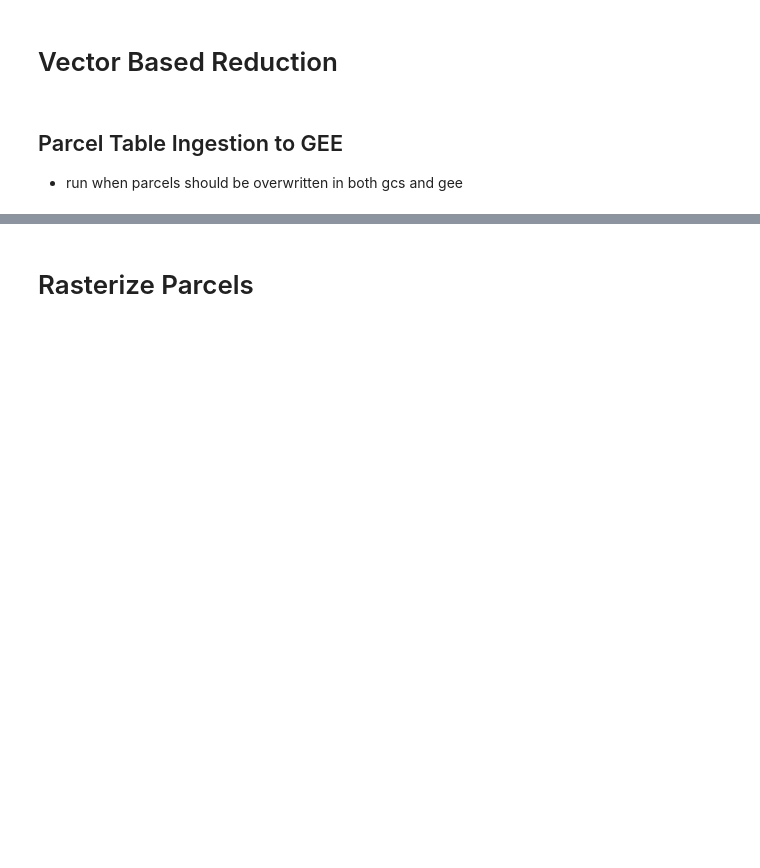
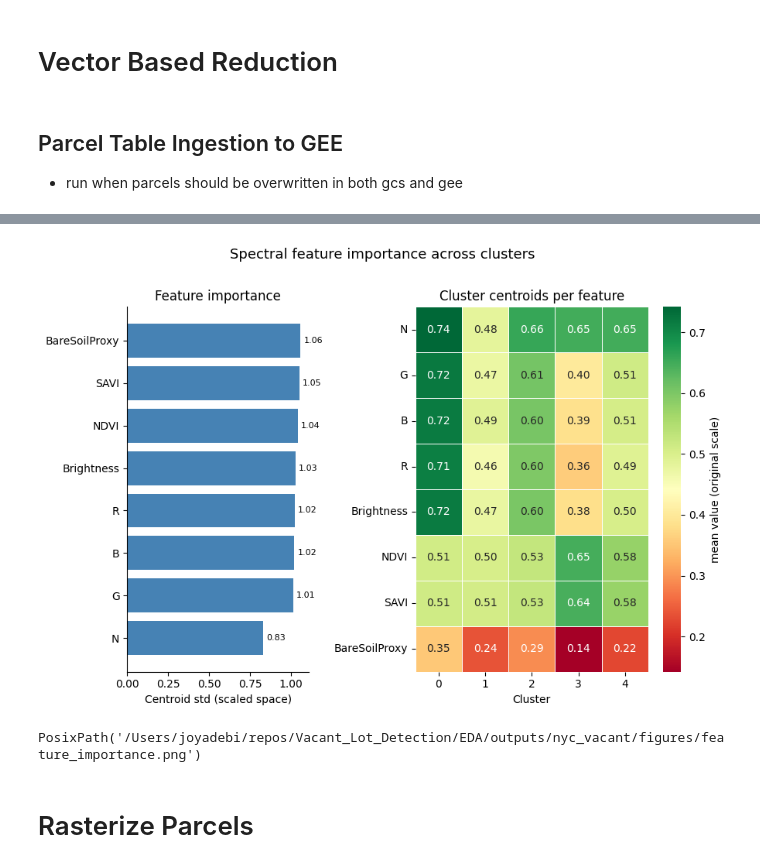
Before and after one commit to poltergeistjoya/Vacant_Lot_Detection, a Jupyter notebook: EDA/clean.ipynb, the cells around one changed output, grey strips where cells are left out. Cells and saved outputs as stored; diff of their text form; code cells hidden in the pictures; blank space fills up the shorter version.

```diff
--- a/EDA/clean.ipynb
+++ b/EDA/clean.ipynb
@@ -140,0 +299,3 @@ f"gs://{bucket_name}/{gcs_prefix}/{gcs_filename}"
+# %%
+plot_feature_importance(models, output_dir=REPO_ROOT / f"EDA/outputs/{CONFIG.city}_{CONFIG.run_name}/figures")
+# %% [output]
@@ -141,3 +303,5 @@ f"gs://{bucket_name}/{gcs_prefix}/{gcs_filename}"
+[figure, added]
+PosixPath('/Users/joyadebi/repos/Vacant_Lot_Detection/EDA/outputs/nyc_vacant/figures/feature_importance.png')
 # %% [markdown]
 # Rasterize Parcels
 # %%
```
Also changed, not shown: parts of 35 cells of this notebook, 5 other files.
